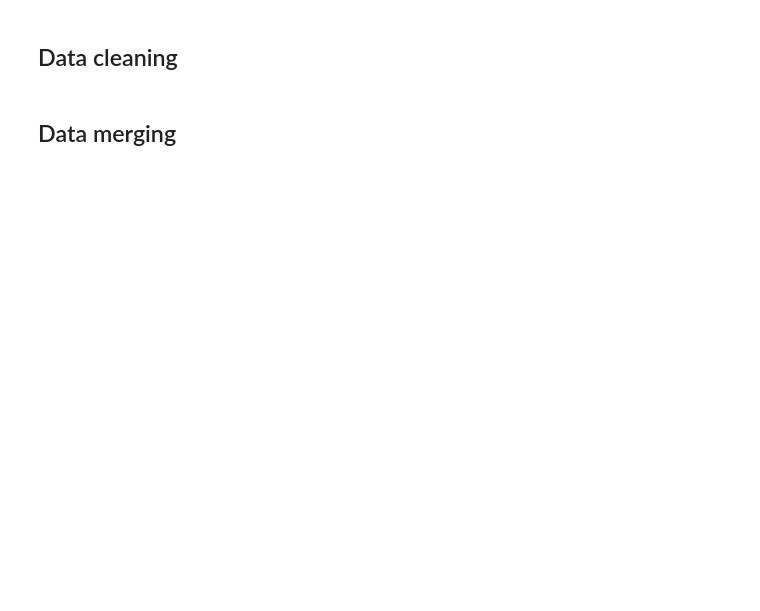
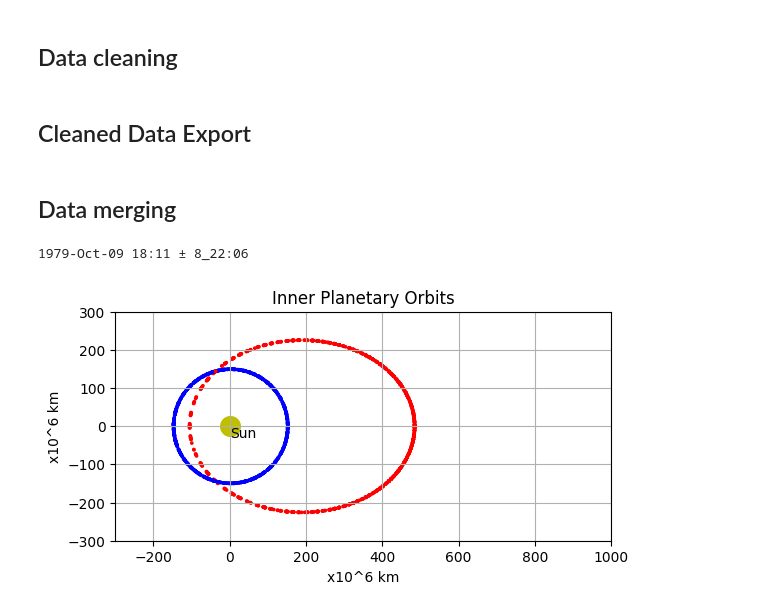
Before and after one commit to ubco-W2022T2-data301/project-group-group34, a Jupyter notebook: analysis/analysis1.ipynb, the cells around one changed output. Cells and saved outputs as stored; diff of their text form; code cells hidden in the pictures; blank space fills up the shorter version.

Commit message:
Add Asteroid Trajectory Rendering

```diff
--- a/analysis/analysis1.ipynb
+++ b/analysis/analysis1.ipynb
@@ -32,13 +33,27 @@ impacts = impacts.reset_index(drop=True)
 
 orbits = orbits.drop_duplicates()
 orbits = orbits.dropna()
+# remove non-breaking spaces
+orbits = orbits.replace("\xa0", " ", regex=True)
 orbits = orbits.reset_index(drop=True)
 
 NEO = NEO.drop_duplicates()
 NEO = NEO.dropna()
+NEO = NEO.replace("\xa0", " ", regex=True)
+if "Object" in NEO:
+    NEO["Object Name"] = NEO["Object"].str.strip()
+    NEO = NEO.drop(columns=["Object"])
 NEO = NEO.reset_index(drop=True)
-NEO["Object Name"] = NEO["Object"].str.strip()
-NEO = NEO.drop(columns=["Object"])
 
+# remove whitespace from ends of object names
 impacts["Object Name"] = impacts["Object Name"].str.strip()
 orbits["Object Name"] = orbits["Object Name"].str.strip()
+
+# replace names in impacts and orbits that match `Name (Year String)` with `Year String`
+# ie 101955 Bennu (1999 RQ36) -> 1999 RQ36
+pattern = r'.*\((.*)\)'
+impacts['Object Name'] = impacts['Object Name'].apply(lambda x: re.sub(pattern, r'\1', x))
+orbits['Object Name'] = orbits['Object Name'].apply(lambda x: re.sub(pattern, r'\1', x))
+NEO['Object Name'] = NEO['Object Name'].apply(lambda x: re.sub(pattern, r'\1', x))
+# %% [markdown]
+## Cleaned Data Export
@@ -45,2 +64,27 @@ orbits["Object Name"] = orbits["Object Name"].str.strip()
 # %% [markdown]
 ## Data merging
+# %%
+import group34_code.asteroid as ast
+
+asteroids = pd.merge(orbits, NEO, on="Object Name", how='right')
+asteroids.dropna(subset=["Object Classification"], inplace=True) # remove rows with no classification (ie no orbit data)
+asteroids.drop_duplicates(subset=["Object Name"], inplace=True) # remove duplicate rows
+asteroids = asteroids.reset_index(drop=True)
+
+asteroids.to_csv("../data/processed/asteroids.csv", index=False)
+
+object_name = asteroids["Object Name"]
+orbit_axis = asteroids["Orbit Axis (AU)"]
+eccentricity = asteroids["Orbit Eccentricity"]
+inclination = asteroids["Orbit Inclination (deg)"]
+perihelion_arg = asteroids["Perihelion Argument (deg)"]
+perihelion_dist = asteroids["Perihelion Distance (AU)"]
+node_longitude = asteroids["Node Longitude (deg)"]
+mean_anomaly = asteroids["Mean Anomoly (deg)"]  # typo in original data
+
+td54_index = asteroids[asteroids["Object Name"] == "2010 TD54"].index[0]
+td54_asteroid = asteroids.iloc[td54_index]
+ast.render_asteroid_trajectory(td54_asteroid)
+# %% [output]
+1979-Oct-09 18:11 ± 8_22:06
+[figure, added]
```
Also changed, not shown: parts of 3 cells of this notebook, 8 other files.
